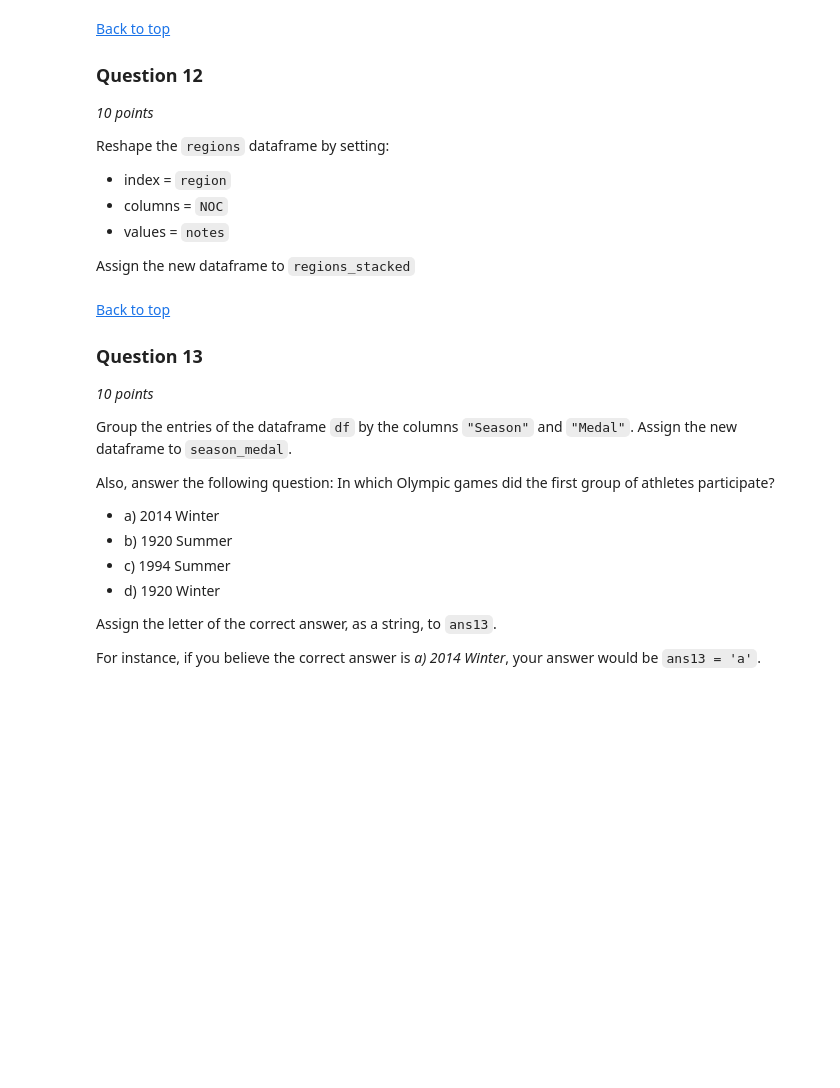
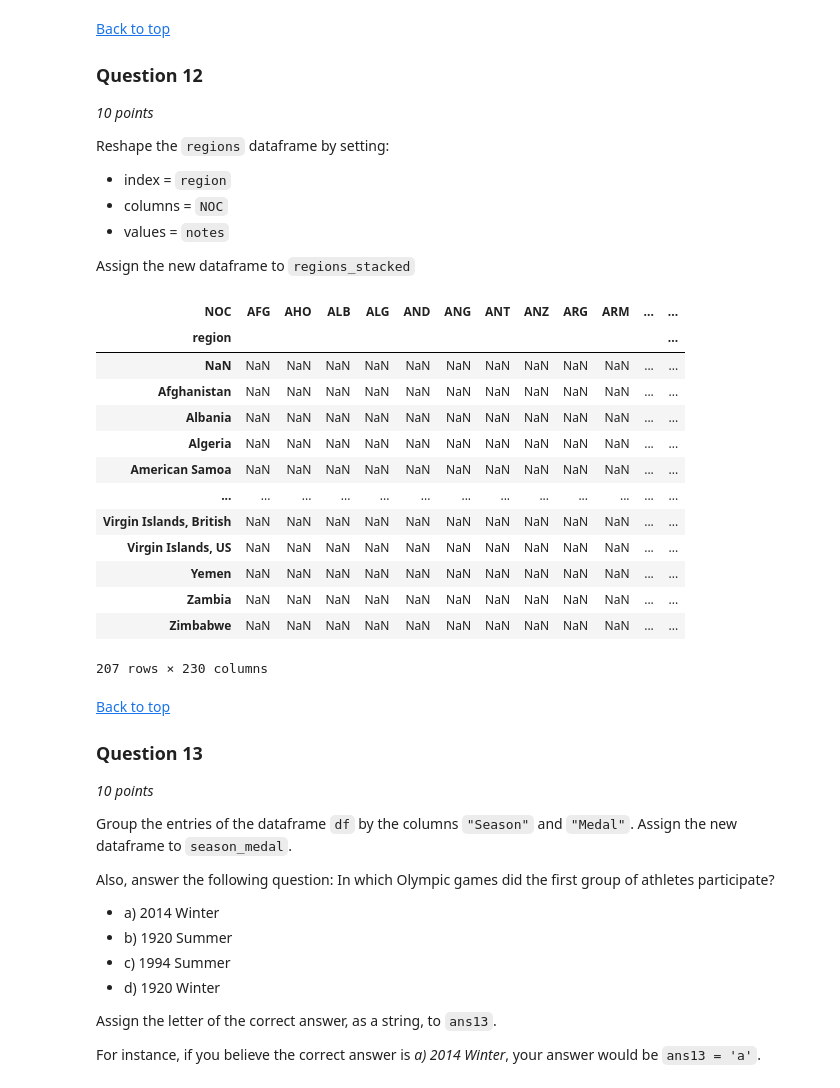
Before and after one commit to PPraveen2230/Data-science-assignment-week-6, a Jupyter notebook: Data_Manipulation_and_Analysis.ipynb, the cells around one changed output. Drawn from its saved outputs; the diff is of its cells as text; code cells hidden in the pictures; blank space fills up the shorter version.

```diff
--- a/Data_Manipulation_and_Analysis.ipynb
+++ b/Data_Manipulation_and_Analysis.ipynb
@@ -409,10 +565,27 @@ Assign the new dataframe to `regions_stacked`
 
 ### YOUR SOLUTION HERE
 
-regions_stacked = pd.DataFrame()
+regions_stacked = regions.pivot(index='region', columns='NOC', values='notes')
 ###
 ### YOUR CODE HERE
 ###
+# %%
+regions_stacked
+# %% [output]
+| NOC | AFG | AHO | ALB | ALG | AND | ANG | ANT | ANZ | ARG | ARM | ... | ... |
+| region |  |  |  |  |  |  |  |  |  |  |  | ... |
+| NaN | NaN | NaN | NaN | NaN | NaN | NaN | NaN | NaN | NaN | NaN | ... | ... |
+| Afghanistan | NaN | NaN | NaN | NaN | NaN | NaN | NaN | NaN | NaN | NaN | ... | ... |
+| Albania | NaN | NaN | NaN | NaN | NaN | NaN | NaN | NaN | NaN | NaN | ... | ... |
+| Algeria | NaN | NaN | NaN | NaN | NaN | NaN | NaN | NaN | NaN | NaN | ... | ... |
+| American Samoa | NaN | NaN | NaN | NaN | NaN | NaN | NaN | NaN | NaN | NaN | ... | ... |
+| ... | ... | ... | ... | ... | ... | ... | ... | ... | ... | ... | ... | ... |
+| Virgin Islands, British | NaN | NaN | NaN | NaN | NaN | NaN | NaN | NaN | NaN | NaN | ... | ... |
+| Virgin Islands, US | NaN | NaN | NaN | NaN | NaN | NaN | NaN | NaN | NaN | NaN | ... | ... |
+| Yemen | NaN | NaN | NaN | NaN | NaN | NaN | NaN | NaN | NaN | NaN | ... | ... |
+| Zambia | NaN | NaN | NaN | NaN | NaN | NaN | NaN | NaN | NaN | NaN | ... | ... |
+| Zimbabwe | NaN | NaN | NaN | NaN | NaN | NaN | NaN | NaN | NaN | NaN | ... | ... |
+207 rows × 230 columns
 # %%
 ###
 ### AUTOGRADER TEST - DO NOT REMOVE
```
Also changed, not shown: parts of 33 cells of this notebook.
